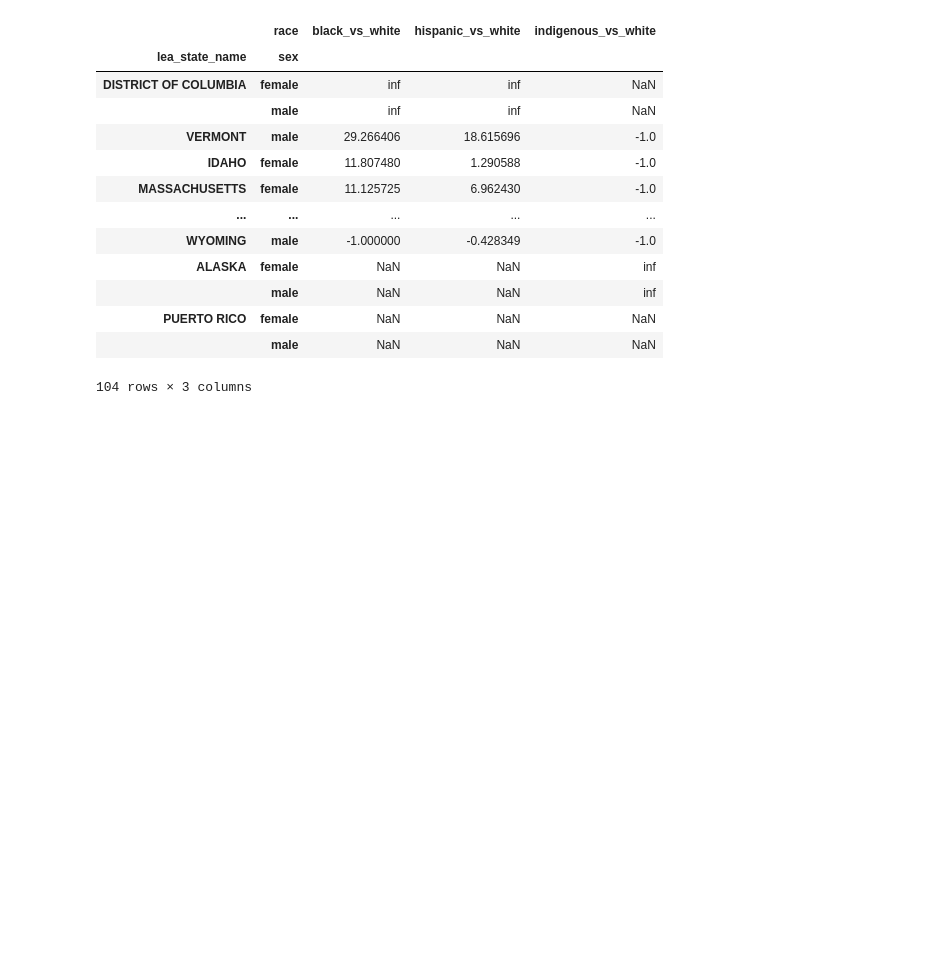
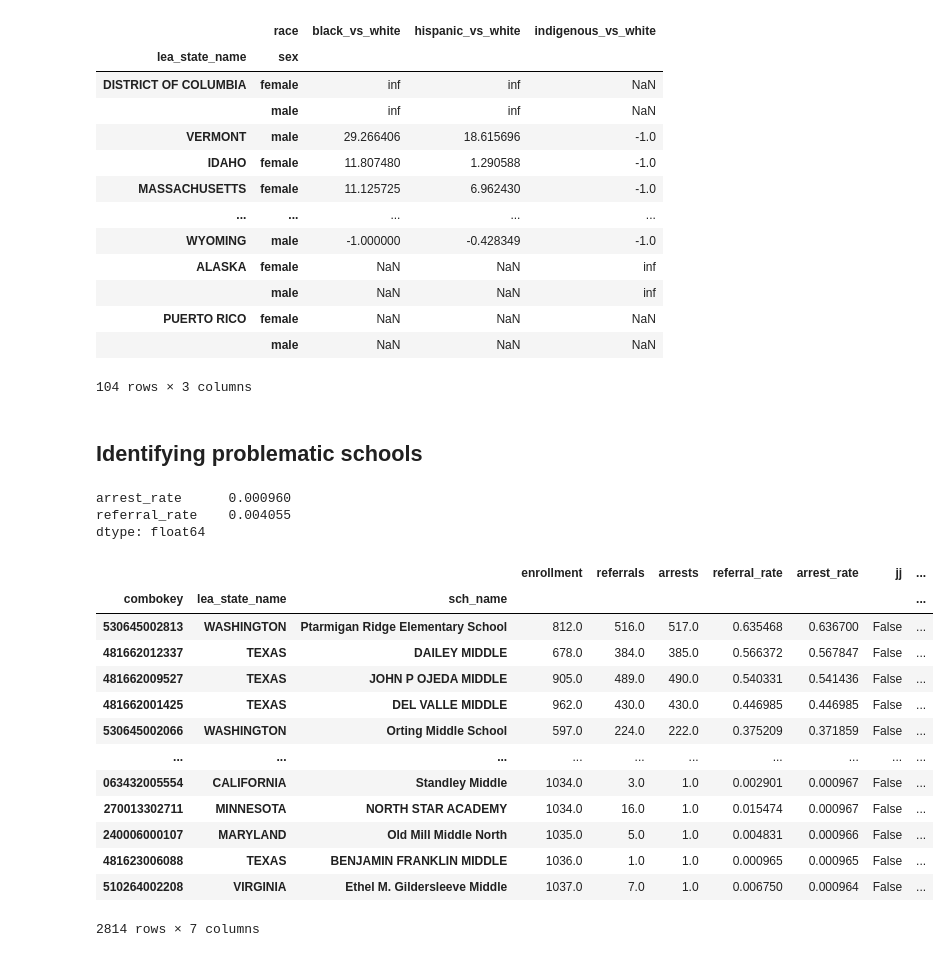
Before and after one commit to cbs-news-data/crdc-le-referral-data, a Jupyter notebook: notebooks/crdc_referrals_arrests/crdc_referrals_arrests.ipynb, the cells around one changed output. Saved outputs shown, nothing was run; the diff lists cells and outputs as text; code cells hidden in the pictures; blank space fills up the shorter version.

Commit message:
add individual schools

```diff
--- a/notebooks/crdc_referrals_arrests/crdc_referrals_arrests.ipynb
+++ b/notebooks/crdc_referrals_arrests/crdc_referrals_arrests.ipynb
@@ -406,3 +403,77 @@ race_sex_state
 | PUERTO RICO | female | NaN | NaN | NaN |
 |  | male | NaN | NaN | NaN |
 104 rows × 3 columns
+# %% [markdown]
+## Identifying problematic schools
+# %%
+national_rates = (
+    enr.query("variable == 'overall'")
+    .groupby(INDEX_COLS)
+    .enrollment.sum()
+    .to_frame("enrollment")
+    .join(ref.groupby(INDEX_COLS).referrals.sum().to_frame("referrals"))
+    .join(arr.groupby(INDEX_COLS).arrests.sum().to_frame("arrests"))
+    .sum()
+    .pipe(
+        lambda s: pd.Series(
+            {
+                "arrest_rate": s.arrests / s.enrollment,
+                "referral_rate": s.referrals / s.enrollment,
+            }
+        )
+    )
+)
+
+national_rates
+# %% [output]
+arrest_rate      0.000960
+referral_rate    0.004055
+dtype: float64
+# %%
+def get_max_grade(row):
+    true_cols = [
+        (k, v) for k, v in row.iteritems() if k.startswith("sch_") and v is True
+    ]
+    if len(true_cols) == 0:
+        return np.NaN
+    return int(re.search(r"(?<=sch_grade_g)\d{1,2}$", true_cols[-1][0]).group())
+
+
+
+# build a dataframe with enrollment, referrals, arrests, rates and characteristics
+(
+    enr.query("variable == 'overall'")
+    .groupby(INDEX_COLS)
+    .enrollment.sum()
+    .to_frame("enrollment")
+    .join(ref.groupby(INDEX_COLS).referrals.sum().to_frame("referrals"))
+    .join(arr.groupby(INDEX_COLS).arrests.sum().to_frame("arrests"))
+    .assign(referral_rate=lambda df: df.referrals / df.enrollment)
+    .assign(arrest_rate=lambda df: df.arrests / df.enrollment)
+    .sort_values("arrest_rate", ascending=False)
+    .join(
+        cha.set_index(INDEX_COLS)
+        .drop("lea_name", axis=1)
+        .assign(max_grade=lambda df: df.apply(get_max_grade, axis=1))[
+            ["jj", "max_grade"]
+        ],
+        how="left",
+    )
+    .query("jj == False & max_grade <= 8 & enrollment > 100")
+    .query("arrest_rate > @national_rates['arrest_rate']")
+)
+# %% [output]
+|  |  |  | enrollment | referrals | arrests | referral_rate | arrest_rate | jj | ... |
+| combokey | lea_state_name | sch_name |  |  |  |  |  |  | ... |
+| 530645002813 | WASHINGTON | Ptarmigan Ridge Elementary School | 812.0 | 516.0 | 517.0 | 0.635468 | 0.636700 | False | ... |
+| 481662012337 | TEXAS | DAILEY MIDDLE | 678.0 | 384.0 | 385.0 | 0.566372 | 0.567847 | False | ... |
+| 481662009527 | TEXAS | JOHN P OJEDA MIDDLE | 905.0 | 489.0 | 490.0 | 0.540331 | 0.541436 | False | ... |
+| 481662001425 | TEXAS | DEL VALLE MIDDLE | 962.0 | 430.0 | 430.0 | 0.446985 | 0.446985 | False | ... |
+| 530645002066 | WASHINGTON | Orting Middle School | 597.0 | 224.0 | 222.0 | 0.375209 | 0.371859 | False | ... |
+| ... | ... | ... | ... | ... | ... | ... | ... | ... | ... |
+| 063432005554 | CALIFORNIA | Standley Middle | 1034.0 | 3.0 | 1.0 | 0.002901 | 0.000967 | False | ... |
+| 270013302711 | MINNESOTA | NORTH STAR ACADEMY | 1034.0 | 16.0 | 1.0 | 0.015474 | 0.000967 | False | ... |
+| 240006000107 | MARYLAND | Old Mill Middle North | 1035.0 | 5.0 | 1.0 | 0.004831 | 0.000966 | False | ... |
+| 481623006088 | TEXAS | BENJAMIN FRANKLIN MIDDLE | 1036.0 | 1.0 | 1.0 | 0.000965 | 0.000965 | False | ... |
+| 510264002208 | VIRGINIA | Ethel M. Gildersleeve Middle | 1037.0 | 7.0 | 1.0 | 0.006750 | 0.000964 | False | ... |
+2814 rows × 7 columns
```
Also changed, not shown: parts of 4 cells of this notebook.
